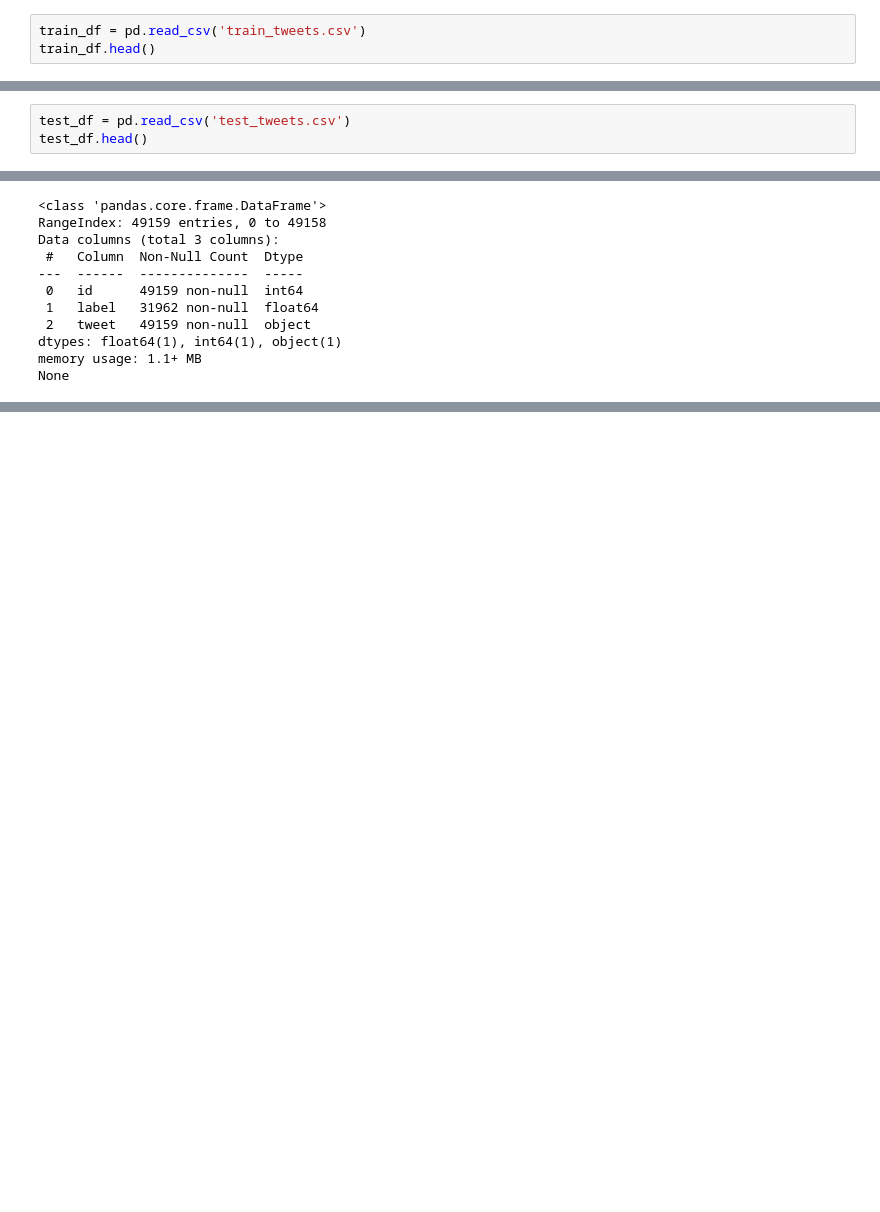
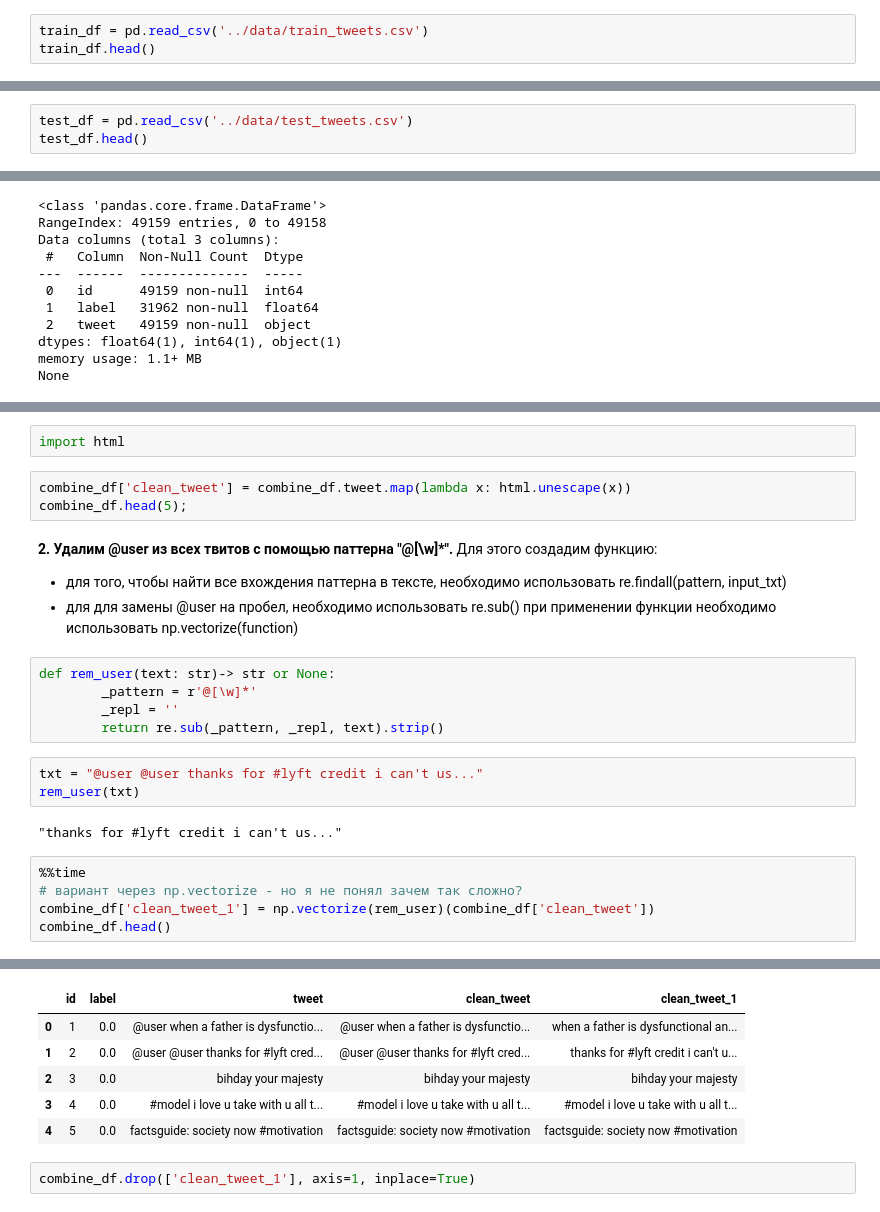
Before and after one commit to servatorx/gb_nlp, a Jupyter notebook: hw1/hw_lesson_1.ipynb, the cells around one changed output, grey strips where cells are left out. Cells and saved outputs as stored; diff of their text form; blank space fills up the shorter version.

```diff
--- a/hw1/hw_lesson_1.ipynb
+++ b/hw1/hw_lesson_1.ipynb
@@ -289,7 +289,7 @@ import warnings
 warnings.filterwarnings("ignore", category=DeprecationWarning)
 import os
 # %%
-train_df = pd.read_csv('train_tweets.csv')
+train_df = pd.read_csv('../data/train_tweets.csv')
 train_df.head()
 # %% [output]
 |  | id | label | tweet |
@@ -299,7 +299,7 @@ train_df.head()
 | 3 | 4 | 0 | #model i love u take with u all t... |
 | 4 | 5 | 0 | factsguide: society now #motivation |
 # %%
-test_df = pd.read_csv('test_tweets.csv')
+test_df = pd.read_csv('../data/test_tweets.csv')
 test_df.head()
 # %% [output]
 |  | id | tweet |
@@ -364,0 +337,27 @@ None
+# %%
+import html
+# %%
+combine_df['clean_tweet'] = combine_df.tweet.map(lambda x: html.unescape(x))
+combine_df.head(5);
+# %% [markdown]
+**2. Удалим @user из всех твитов с помощью паттерна "@[\w]*".**
+Для этого создадим функцию:
+ - для того, чтобы найти все вхождения паттерна в тексте, необходимо использовать re.findall(pattern, input_txt)
+ - для для замены @user на пробел, необходимо использовать re.sub()
+при применении функции необходимо использовать np.vectorize(function)
+# %%
+def rem_user(text: str)-> str or None:
+        _pattern = r'@[\w]*'
+        _repl = ''
+        return re.sub(_pattern, _repl, text).strip()
+# %%
+txt = "@user @user thanks for #lyft credit i can't us..."
+rem_user(txt)
+# %% [output]
+"thanks for #lyft credit i can't us..."
+# %%
+%%time
+# вариант через np.vectorize - но я не понял зачем так сложно?
+combine_df['clean_tweet_1'] = np.vectorize(rem_user)(combine_df['clean_tweet'])
+combine_df.head()
+# %% [output]
@@ -364,0 +366,8 @@ None
+|  | id | label | tweet | clean_tweet | clean_tweet_1 |
+| 0 | 1 | 0.0 | @user when a father is dysfunctio... | @user when a father is dysfunctio... | when a father is dysfunctional an... |
+| 1 | 2 | 0.0 | @user @user thanks for #lyft cred... | @user @user thanks for #lyft cred... | thanks for #lyft credit i can't u... |
+| 2 | 3 | 0.0 | bihday your majesty | bihday your majesty | bihday your majesty |
+| 3 | 4 | 0.0 | #model i love u take with u all t... | #model i love u take with u all t... | #model i love u take with u all t... |
+| 4 | 5 | 0.0 | factsguide: society now #motivation | factsguide: society now #motivation | factsguide: society now #motivation |
+# %%
+combine_df.drop(['clean_tweet_1'], axis=1, inplace=True)
```
Also changed, not shown: parts of 50 cells of this notebook.
